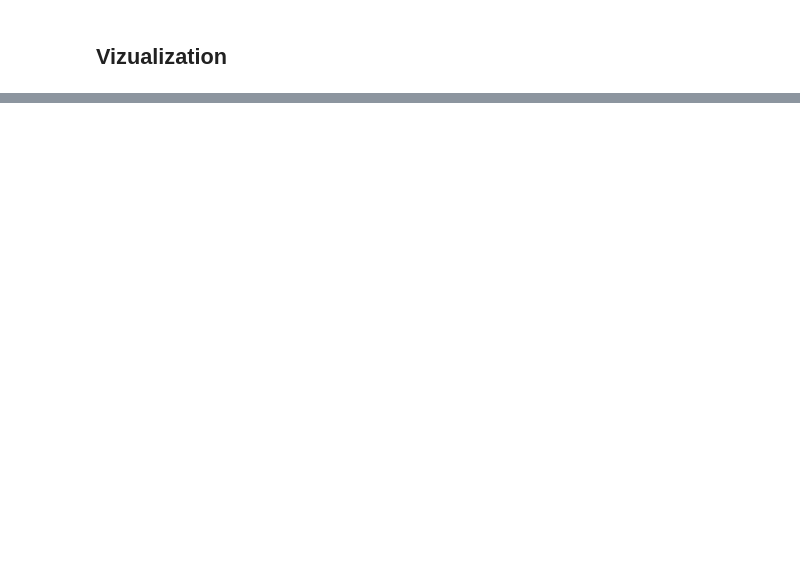
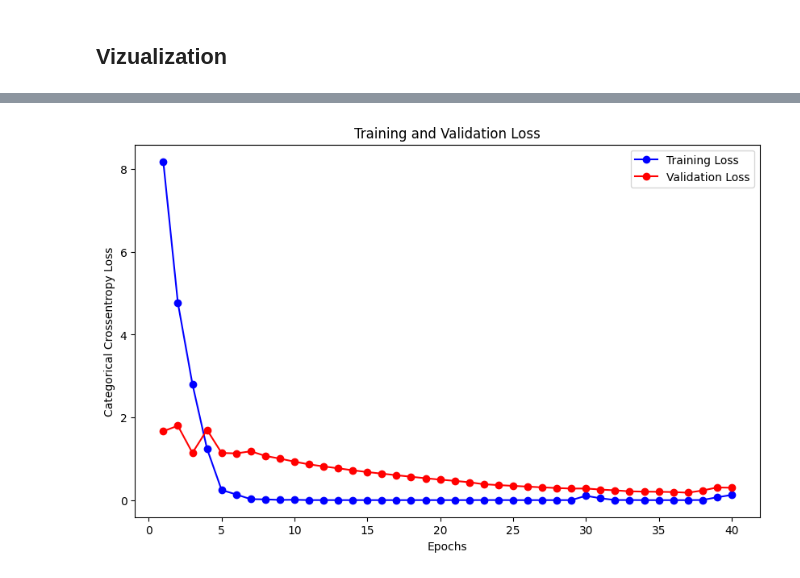
Before and after one commit to alexfrater/ASHLA, a Jupyter notebook: python/preprocessing.ipynb, the cells around one changed output, grey strips where cells are left out. Drawn from its saved outputs; the diff is of its cells as text; code cells hidden in the pictures; blank space fills up the shorter version.

```diff
--- a/python/preprocessing.ipynb
+++ b/python/preprocessing.ipynb
@@ -213,0 +354,4 @@ array([[0.33268422, 0.33347437, 0.33384138],
+# %%
+model_data_aug = create_model(data_augmentation_default, use_dropout=True, use_batchnorm=True, initialization='he_normal', optimizer='adam', learning_rate=3e-4)
+model_data_aug.build((None, 140, 61, 1))  # Build the model
+model_data_aug.summary()
@@ -213,0 +376,2 @@ array([[0.33268422, 0.33347437, 0.33384138],
+# %%
+history_1 = model_data_aug.fit(X_train, y_train, epochs=40, validation_data=(X_test, y_test), batch_size=32)
@@ -213,0 +396,20 @@ array([[0.33268422, 0.33347437, 0.33384138],
+# %%
+import matplotlib.pyplot as plt
+
+# Extract accuracy and val_accuracy from the history object
+acc = history_1.history['loss']
+val_acc = history_1.history['val_loss']
+epochs = range(1, len(acc) + 1)
+
+# Plotting
+plt.figure(figsize=(10, 6))  # Set the figure size for better readability
+plt.plot(epochs, acc, 'bo-', label='Training Loss')  # bo- for blue dot markers
+plt.plot(epochs, val_acc, 'ro-', label='Validation Loss')  # ro- for red dot markers
+plt.title('Training and Validation Loss')
+plt.xlabel('Epochs')
+plt.ylabel('Categorical Crossentropy Loss')
+plt.legend()
+
+plt.show()
+# %% [output]
+[figure, added]
```
Also changed, not shown: parts of 17 cells of this notebook, 6 other files.
